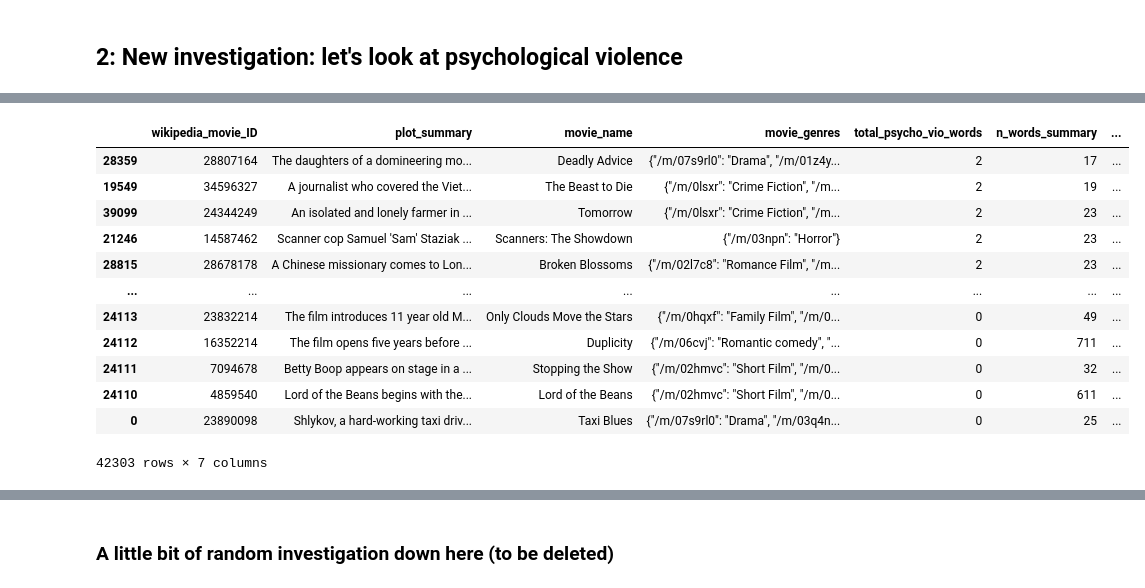
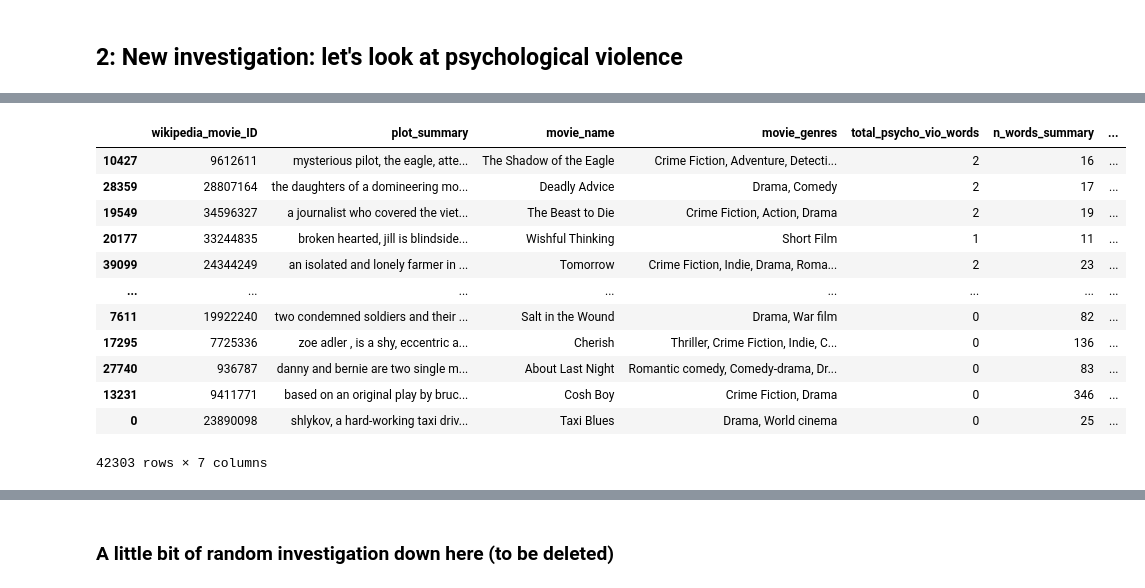
Before and after one commit to epfl-ada/ada-2024-project-alligatorsdontapologize24, a Jupyter notebook: src/Exploratory_Data_Analysis.ipynb, the cells around one changed output, grey strips where cells are left out. Drawn from its saved outputs; the diff is of its cells as text; code cells hidden in the pictures.

```diff
--- a/src/Exploratory_Data_Analysis.ipynb
+++ b/src/Exploratory_Data_Analysis.ipynb
@@ -441,3 +441,18 @@ CMU_plot_summary.columns = ['wikipedia_movie_ID', 'plot_summary']
 # %%
 # Add the movie titles and the genres
 CMU_plot_summary = CMU_plot_summary.merge(CMU_movie_metadata[['wikipedia_movie_ID', 'movie_name', 'movie_genres']], on='wikipedia_movie_ID', how='left')
+
+# Lower case the plot_summaries
+CMU_plot_summary['plot_summary'] = CMU_plot_summary['plot_summary'].str.lower()
+# %%
+# First, to avoid errors, we remove the NAN, so that we can then apply extract_genres to all CMU_movies_sprted_psycho
+CMU_plot_summary['movie_genres'] = CMU_plot_summary['movie_genres'].fillna('')
+
+def extract_genres(text):
+    # Find all matches for genre names using a regex pattern that matches quoted text after colon
+    return ', '.join(re.findall(r'": "([^"]+)"', text))
+
+# Apply to the whole 'movie_genres' column
+CMU_plot_summary['movie_genres'] = CMU_plot_summary['movie_genres'].apply(extract_genres)
+
+display(CMU_plot_summary)
@@ -740,22 +916,18 @@ CMU_plot_summary['total_psycho_vio_words_density'] = CMU_plot_summary['total_psy
 # %%
-# sort the movies according to their violent words density in the plot summary
-CMU_movies_sorted_psycho = CMU_plot_summary.sort_values(by='total_psycho_vio_words_density', ascending=False)
-display(CMU_movies_sorted_psycho)
-
-# sort the movies according to their violent words
-#CMU_movies_sorted_psycho_test = CMU_plot_summary.sort_values(by='total_psycho_vio_words', ascending=False)
-#display(CMU_movies_sorted_psycho_test)
+# Sort the movies according to their violent words density in the plot summary
+CMU_movies_sorted_psycho_density = CMU_plot_summary.sort_values(by='total_psycho_vio_words_density', ascending=False)
+display(CMU_movies_sorted_psycho_density)
 # %% [output]
 |  | wikipedia_movie_ID | plot_summary | movie_name | movie_genres | total_psycho_vio_words | n_words_summary | ... |
-| 28359 | 28807164 | The daughters of a domineering mo... | Deadly Advice | {"/m/07s9rl0": "Drama", "/m/01z4y... | 2 | 17 | ... |
-| 19549 | 34596327 | A journalist who covered the Viet... | The Beast to Die | {"/m/0lsxr": "Crime Fiction", "/m... | 2 | 19 | ... |
-| 39099 | 24344249 | An isolated and lonely farmer in ... | Tomorrow | {"/m/0lsxr": "Crime Fiction", "/m... | 2 | 23 | ... |
-| 21246 | 14587462 | Scanner cop Samuel 'Sam' Staziak ... | Scanners: The Showdown | {"/m/03npn": "Horror"} | 2 | 23 | ... |
-| 28815 | 28678178 | A Chinese missionary comes to Lon... | Broken Blossoms | {"/m/02l7c8": "Romance Film", "/m... | 2 | 23 | ... |
+| 10427 | 9612611 | mysterious pilot, the eagle, atte... | The Shadow of the Eagle | Crime Fiction, Adventure, Detecti... | 2 | 16 | ... |
+| 28359 | 28807164 | the daughters of a domineering mo... | Deadly Advice | Drama, Comedy | 2 | 17 | ... |
+| 19549 | 34596327 | a journalist who covered the viet... | The Beast to Die | Crime Fiction, Action, Drama | 2 | 19 | ... |
+| 20177 | 33244835 | broken hearted, jill is blindside... | Wishful Thinking | Short Film | 1 | 11 | ... |
+| 39099 | 24344249 | an isolated and lonely farmer in ... | Tomorrow | Crime Fiction, Indie, Drama, Roma... | 2 | 23 | ... |
 | ... | ... | ... | ... | ... | ... | ... | ... |
-| 24113 | 23832214 | The film introduces 11 year old M... | Only Clouds Move the Stars | {"/m/0hqxf": "Family Film", "/m/0... | 0 | 49 | ... |
-| 24112 | 16352214 | The film opens five years before ... | Duplicity | {"/m/06cvj": "Romantic comedy", "... | 0 | 711 | ... |
-| 24111 | 7094678 | Betty Boop appears on stage in a ... | Stopping the Show | {"/m/02hmvc": "Short Film", "/m/0... | 0 | 32 | ... |
-| 24110 | 4859540 | Lord of the Beans begins with the... | Lord of the Beans | {"/m/02hmvc": "Short Film", "/m/0... | 0 | 611 | ... |
-| 0 | 23890098 | Shlykov, a hard-working taxi driv... | Taxi Blues | {"/m/07s9rl0": "Drama", "/m/03q4n... | 0 | 25 | ... |
+| 7611 | 19922240 | two condemned soldiers and their ... | Salt in the Wound | Drama, War film | 0 | 82 | ... |
+| 17295 | 7725336 | zoe adler , is a shy, eccentric a... | Cherish | Thriller, Crime Fiction, Indie, C... | 0 | 136 | ... |
+| 27740 | 936787 | danny and bernie are two single m... | About Last Night | Romantic comedy, Comedy-drama, Dr... | 0 | 83 | ... |
+| 13231 | 9411771 | based on an original play by bruc... | Cosh Boy | Crime Fiction, Drama | 0 | 346 | ... |
+| 0 | 23890098 | shlykov, a hard-working taxi driv... | Taxi Blues | Drama, World cinema | 0 | 25 | ... |
 42303 rows × 7 columns
```
Also changed, not shown: parts of 8 cells of this notebook.
